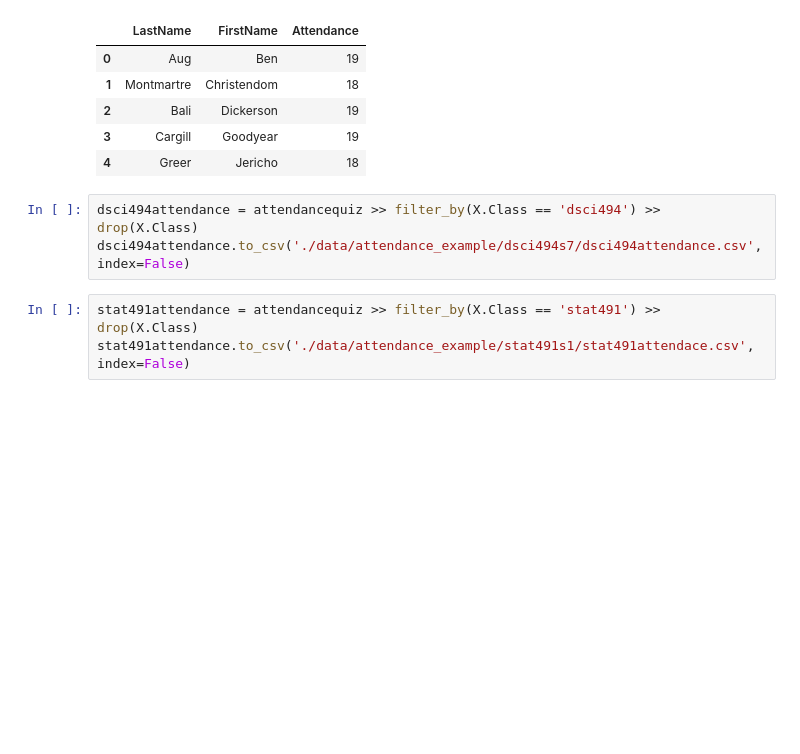
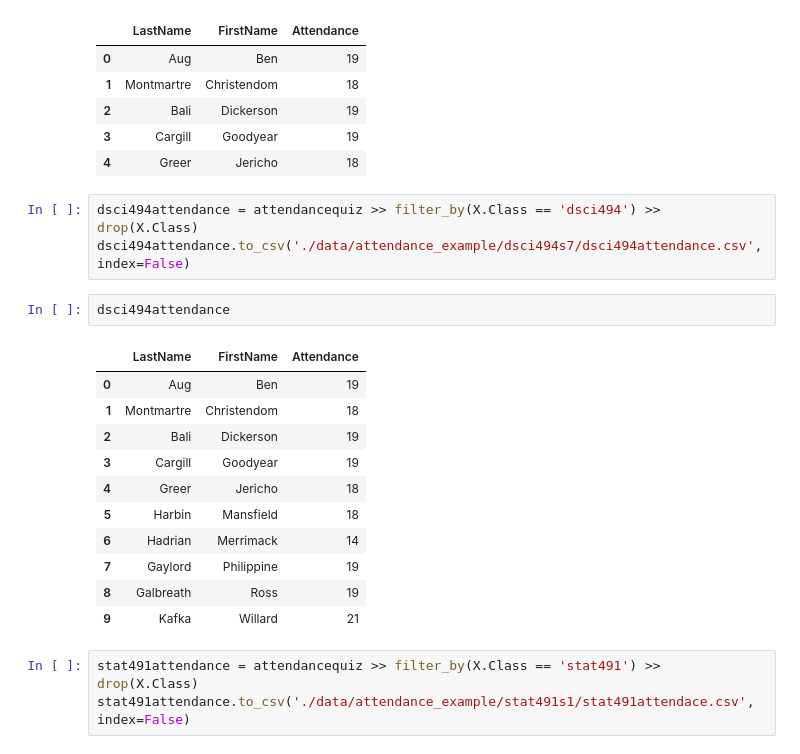
Before and after one commit to reaganbuske/DSCI430, a Jupyter notebook: lab_9_summarizing_attendance_and_practice_attempts_RB.ipynb, the cells around one changed output. Saved outputs shown, nothing was run; the diff lists cells and outputs as text; blank space fills up the shorter version.

```diff
--- a/lab_9_summarizing_attendance_and_practice_attempts_RB.ipynb
+++ b/lab_9_summarizing_attendance_and_practice_attempts_RB.ipynb
@@ -84,6 +112,20 @@ attendancequiz >> drop(X.Class) >> head
 # %%
 dsci494attendance = attendancequiz >> filter_by(X.Class == 'dsci494') >> drop(X.Class)
 dsci494attendance.to_csv('./data/attendance_example/dsci494s7/dsci494attendance.csv', index=False)
+# %%
+dsci494attendance
+# %% [output]
+|  | LastName | FirstName | Attendance |
+| 0 | Aug | Ben | 19 |
+| 1 | Montmartre | Christendom | 18 |
+| 2 | Bali | Dickerson | 19 |
+| 3 | Cargill | Goodyear | 19 |
+| 4 | Greer | Jericho | 18 |
+| 5 | Harbin | Mansfield | 18 |
+| 6 | Hadrian | Merrimack | 14 |
+| 7 | Gaylord | Philippine | 19 |
+| 8 | Galbreath | Ross | 19 |
+| 9 | Kafka | Willard | 21 |
 # %%
 stat491attendance = attendancequiz >> filter_by(X.Class == 'stat491') >> drop(X.Class)
 stat491attendance.to_csv('./data/attendance_example/stat491s1/stat491attendace.csv', index=False)
```
Also changed, not shown: parts of 5 cells of this notebook.
